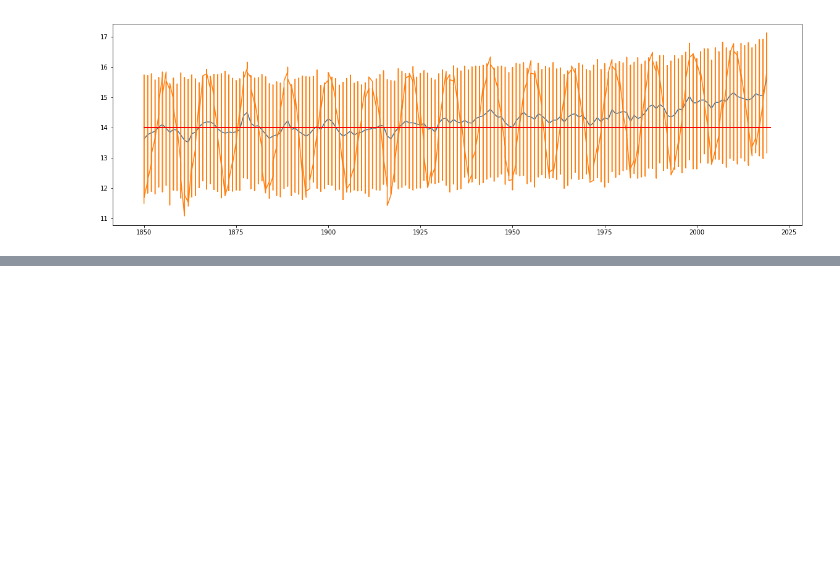
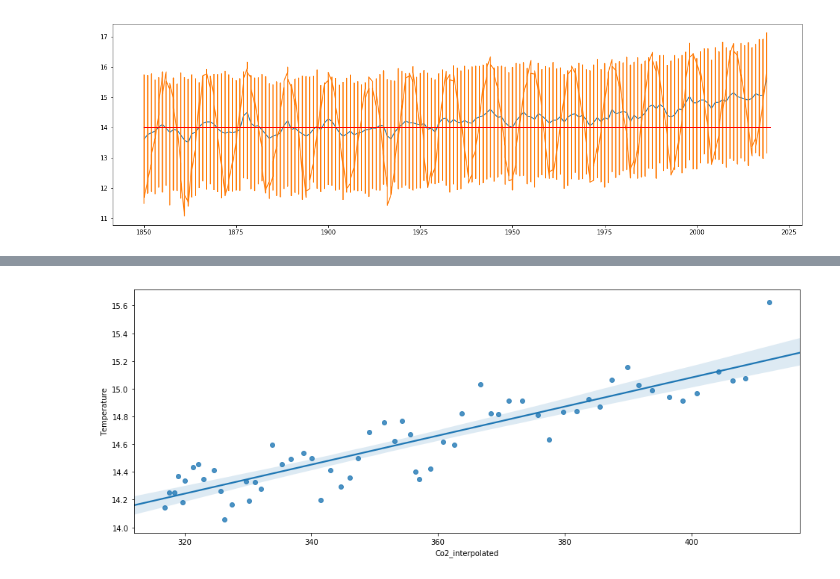
Before and after one commit to Kamaleshwar-Ravichandran/Analysing-Global-Warming-using-Python, a Jupyter notebook: Final_Project.ipynb, the cells around one changed output, grey strips where cells are left out. Saved outputs shown, nothing was run; the diff lists cells and outputs as text; code cells hidden in the pictures; blank space fills up the shorter version.

```diff
--- a/Final_Project.ipynb
+++ b/Final_Project.ipynb
@@ -105,0 +173,3 @@ plt.plot(co2_temp['Year'],co2_temp['Co2_interpolated']);
+# %%
+Main_table=pd.merge(greenhouse_gas,avg_temp,on='Year', how='left')
+Main_table.head()
@@ -105,0 +183,5 @@ plt.plot(co2_temp['Year'],co2_temp['Co2_interpolated']);
+# %%
+plt.figure(figsize=(16,6))
+sns.regplot('Co2_interpolated','Temperature',data=Main_table);
+# %% [output]
+[figure, added]
```
Also changed, not shown: parts of 21 cells of this notebook.
